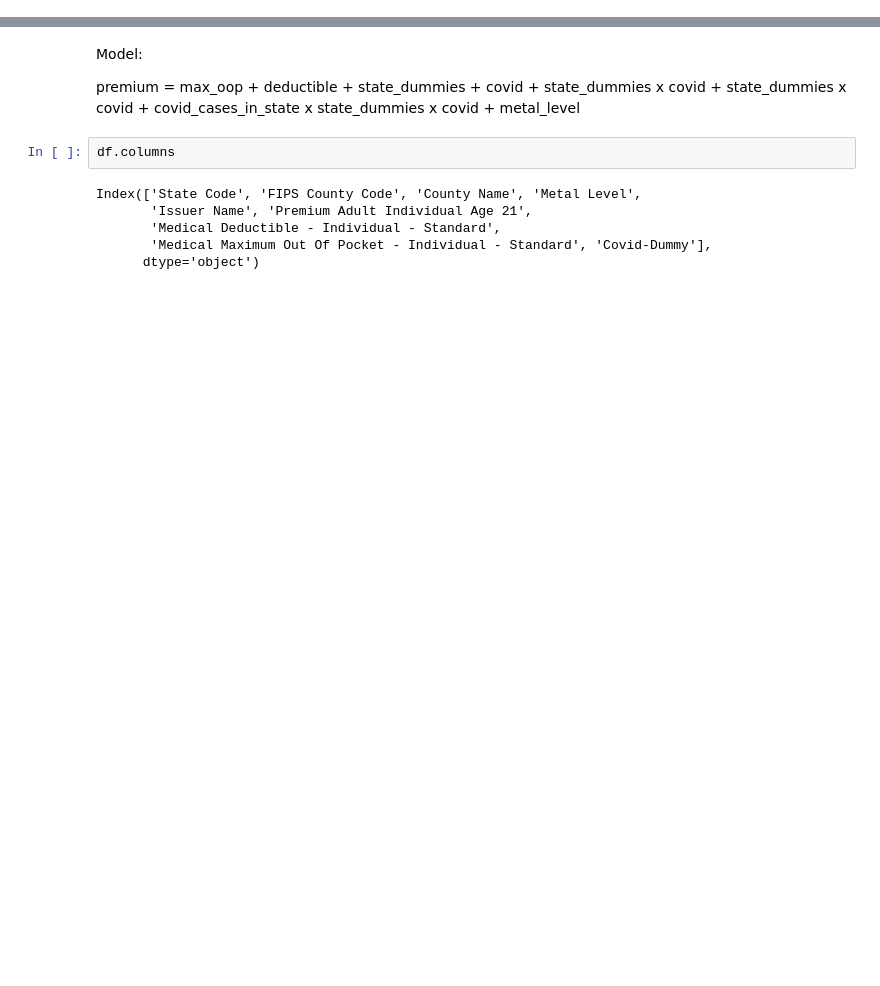
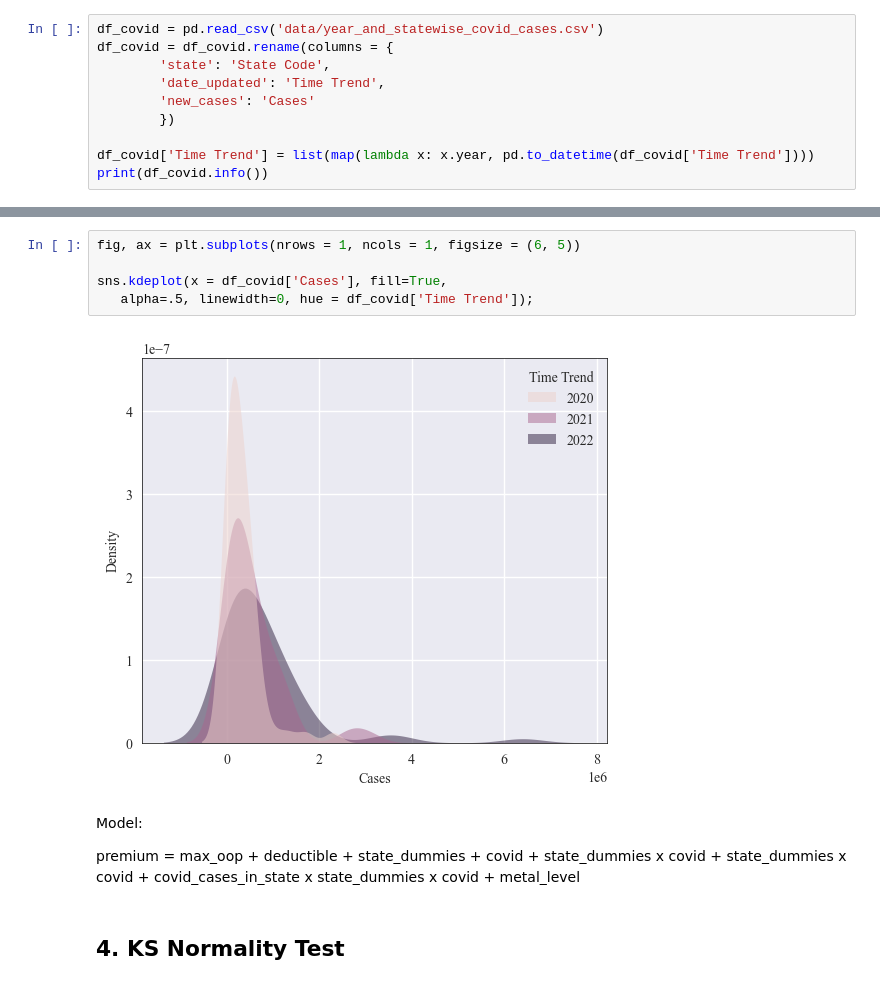
Before and after one commit to samaypanwar/HEALTH-ECONS, a Jupyter notebook: group_project/EDA.ipynb, the cells around one changed output, grey strips where cells are left out. Drawn from its saved outputs; the diff is of its cells as text; blank space fills up the shorter version.

```diff
--- a/group_project/EDA.ipynb
+++ b/group_project/EDA.ipynb
@@ -48,2 +48,12 @@ Data columns (total 9 columns):
 dtypes: float64(3), int64(2), object(4)
 memory usage: 6.7+ MB
+# %%
+df_covid = pd.read_csv('data/year_and_statewise_covid_cases.csv')
+df_covid = df_covid.rename(columns = {
+        'state': 'State Code',
+        'date_updated': 'Time Trend',
+        'new_cases': 'Cases'
+        })
+
+df_covid['Time Trend'] = list(map(lambda x: x.year, pd.to_datetime(df_covid['Time Trend'])))
+print(df_covid.info())
@@ -105,12 +151,13 @@ sns.kdeplot(data = df, x = 'Premium Adult Individual Age 21', hue = 'Covid-Dummy
+# %%
+fig, ax = plt.subplots(nrows = 1, ncols = 1, figsize = (6, 5))
+
+sns.kdeplot(x = df_covid['Cases'], fill=True,
+   alpha=.5, linewidth=0, hue = df_covid['Time Trend']);
+# %% [output]
+[figure, added]
 # %% [markdown]
 Model:
 
 premium = max_oop + deductible + state_dummies + covid + state_dummies x covid + state_dummies x covid + covid_cases_in_state x state_dummies x covid + metal_level
-# %%
-df.columns
-# %% [output]
-Index(['State Code', 'FIPS County Code', 'County Name', 'Metal Level',
-       'Issuer Name', 'Premium Adult Individual Age 21',
-       'Medical Deductible - Individual - Standard',
-       'Medical Maximum Out Of Pocket - Individual - Standard', 'Covid-Dummy'],
-      dtype='object')
+# %% [markdown]
+## 4. KS Normality Test
```
Also changed, not shown: parts of 23 cells of this notebook, 22 other files.
